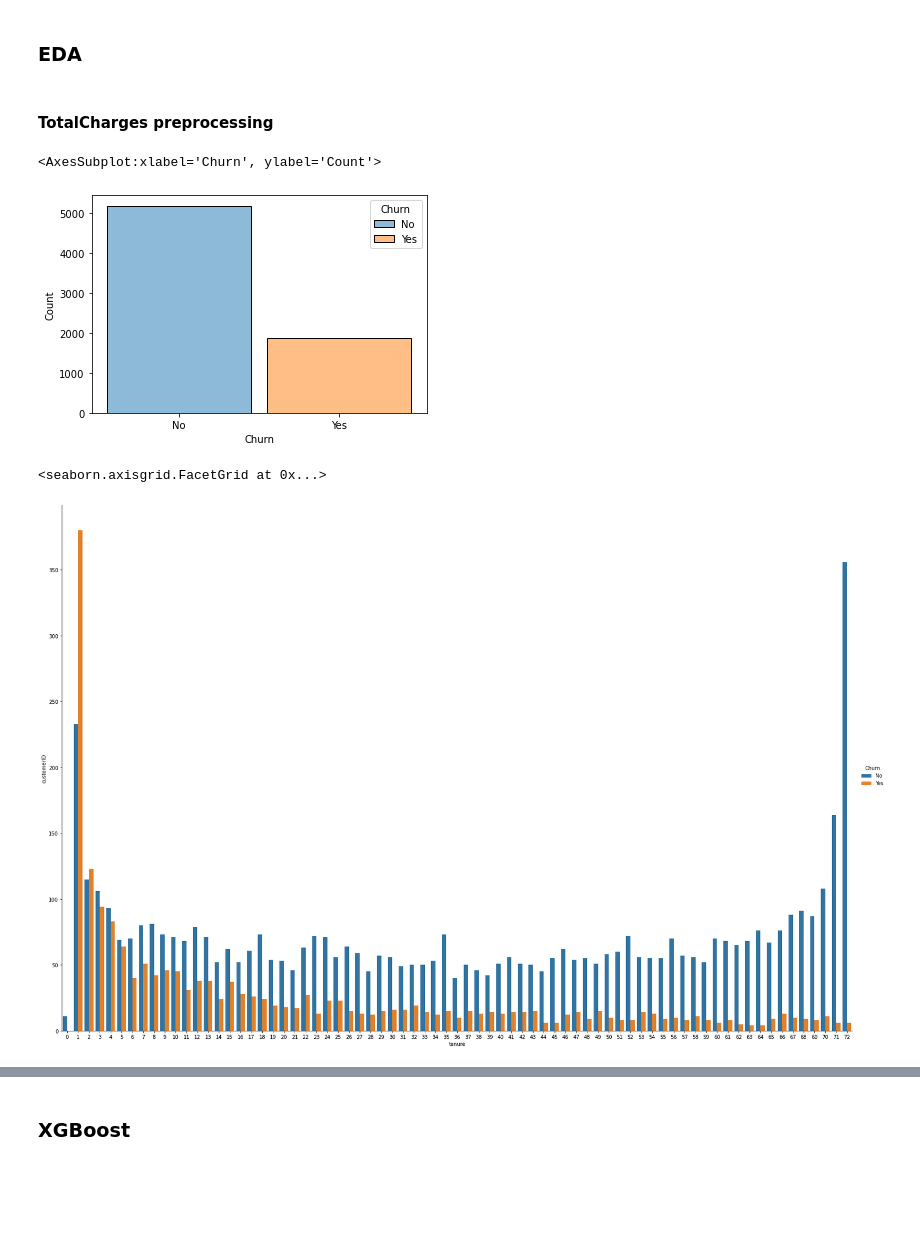
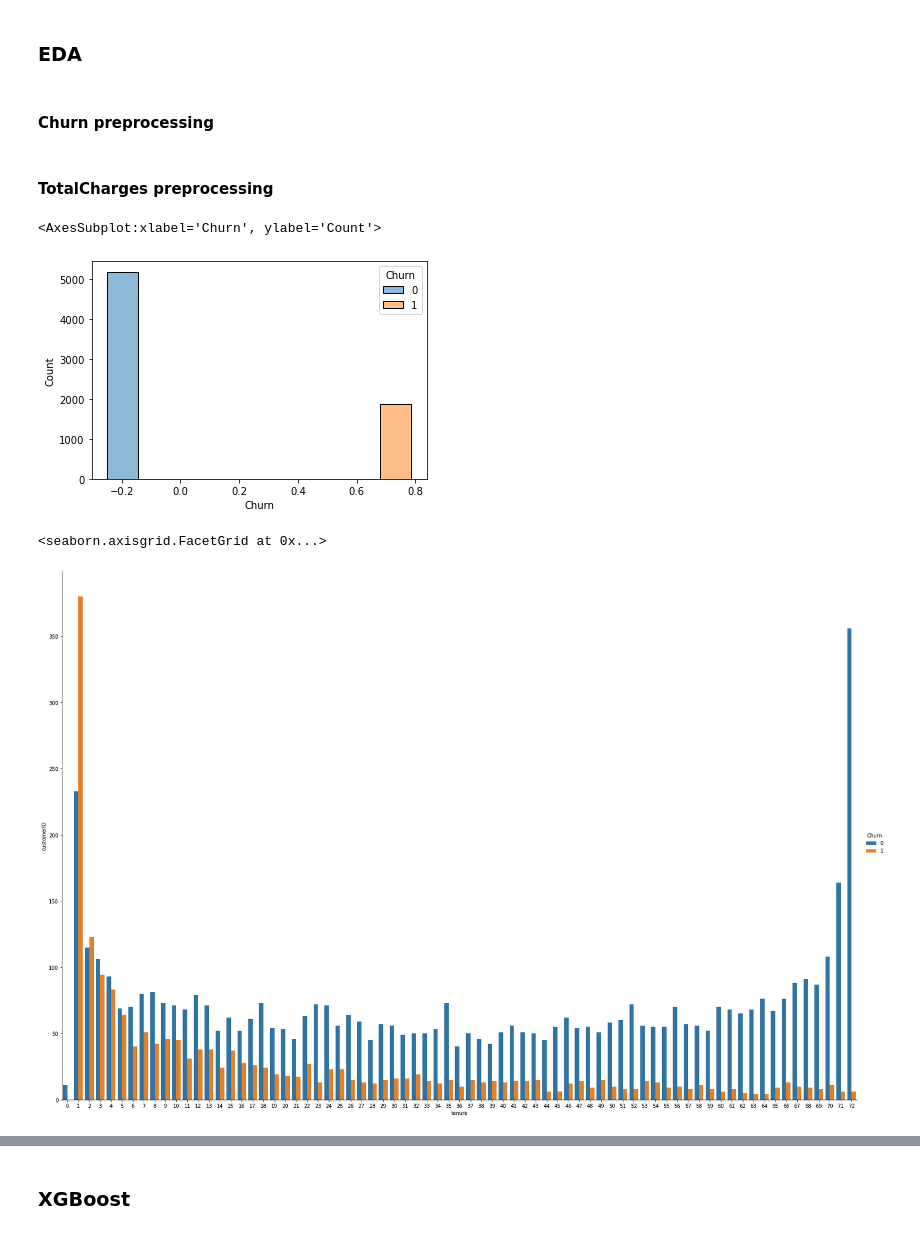
Before and after one commit to timofeytkachenko/churn_prediction, a Jupyter notebook: churn_v1.ipynb, the cells around one changed output, grey strips where cells are left out. Drawn from its saved outputs; the diff is of its cells as text; code cells hidden in the pictures; blank space fills up the shorter version.

```diff
--- a/churn_v1.ipynb
+++ b/churn_v1.ipynb
@@ -158,6 +154,10 @@ dtypes: float64(1), int64(2), object(18)
 memory usage: 1.1+ MB
 # %% [markdown]
 ### EDA
+# %% [markdown]
+#### Churn preprocessing
+# %%
+df.Churn = df.Churn.map({'No': 0, 'Yes': 1})
 # %% [markdown]
 #### TotalCharges preprocessing
 # %%
@@ -165,10 +165,10 @@ df.TotalCharges.replace(to_replace=[' ', ''], value=np.nan, inplace=True)
 df.TotalCharges = df.TotalCharges.astype(float)
 df.TotalCharges.fillna(value=0, inplace=True)
 # %%
-sns.histplot(data=df, x='Churn', hue='Churn', shrink=0.9)
+sns.histplot(data=df, x='Churn', hue='Churn', shrink=1.5)
 # %% [output]
 <AxesSubplot:xlabel='Churn', ylabel='Count'>
-[figure, old version]
+[figure, new version]
 # %%
 churn_tenure = df.groupby([CHURN, 'tenure']).agg('count')['customerID'].to_frame().reset_index()
 # %%
@@ -178,7 +178,7 @@ sns.catplot(x="tenure", y="customerID",
             height=15, aspect=1.5)
 # %% [output]
 <seaborn.axisgrid.FacetGrid at 0x...>
-[figure, old version]
+[figure, new version]
 # %%
 churn_monthly_charges = df.groupby([CHURN, 'tenure']).agg('mean').reset_index()
 # %%
```
Also changed, not shown: parts of 23 cells of this notebook.
